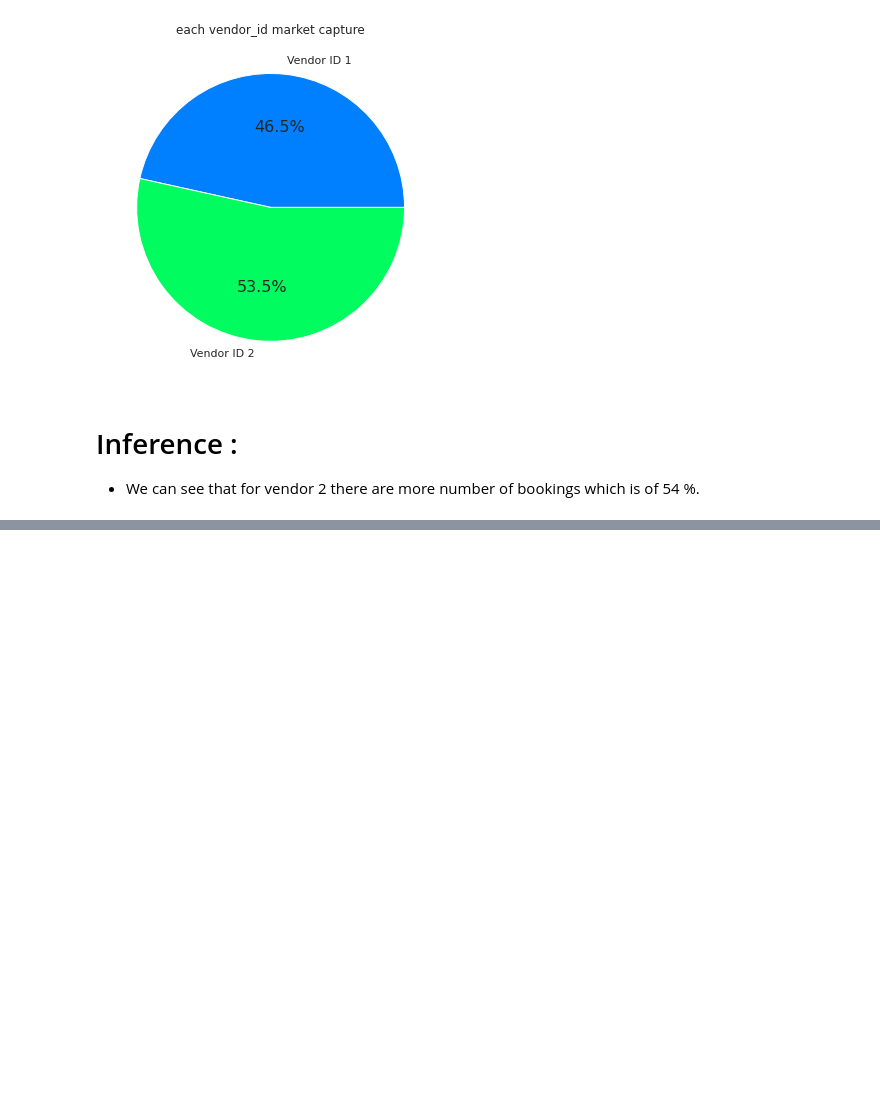
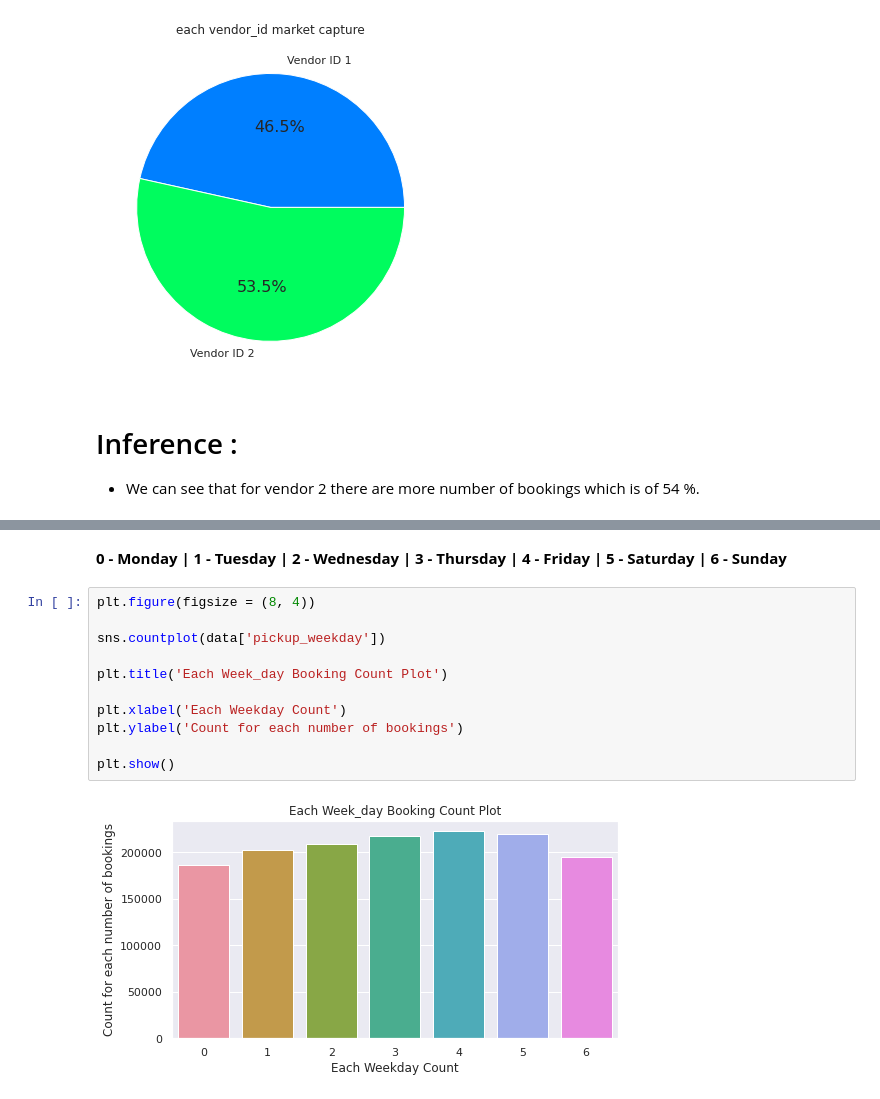
Before and after one commit to dsankush/NYC-Taxi-Trip-Time-Prediction, a Jupyter notebook: NYC_Taxi_Trip_Time_Prediction_Capstone_Project.ipynb, the cells around one changed output, grey strips where cells are left out. Cells and saved outputs as stored; diff of their text form; blank space fills up the shorter version.

```diff
--- a/NYC_Taxi_Trip_Time_Prediction_Capstone_Project.ipynb
+++ b/NYC_Taxi_Trip_Time_Prediction_Capstone_Project.ipynb
@@ -727,0 +770,15 @@ plt.show()
+# %% [markdown]
+<b> 0 - Monday | 1 - Tuesday | 2 - Wednesday | 3 - Thursday | 4 - Friday | 5 - Saturday | 6 - Sunday</b>
+# %%
+plt.figure(figsize = (8, 4))
+
+sns.countplot(data['pickup_weekday'])
+
+plt.title('Each Week_day Booking Count Plot')
+
+plt.xlabel('Each Weekday Count')
+plt.ylabel('Count for each number of bookings')
+
+plt.show()
+# %% [output]
+[figure, added]
```
Also changed, not shown: parts of 33 cells of this notebook.
